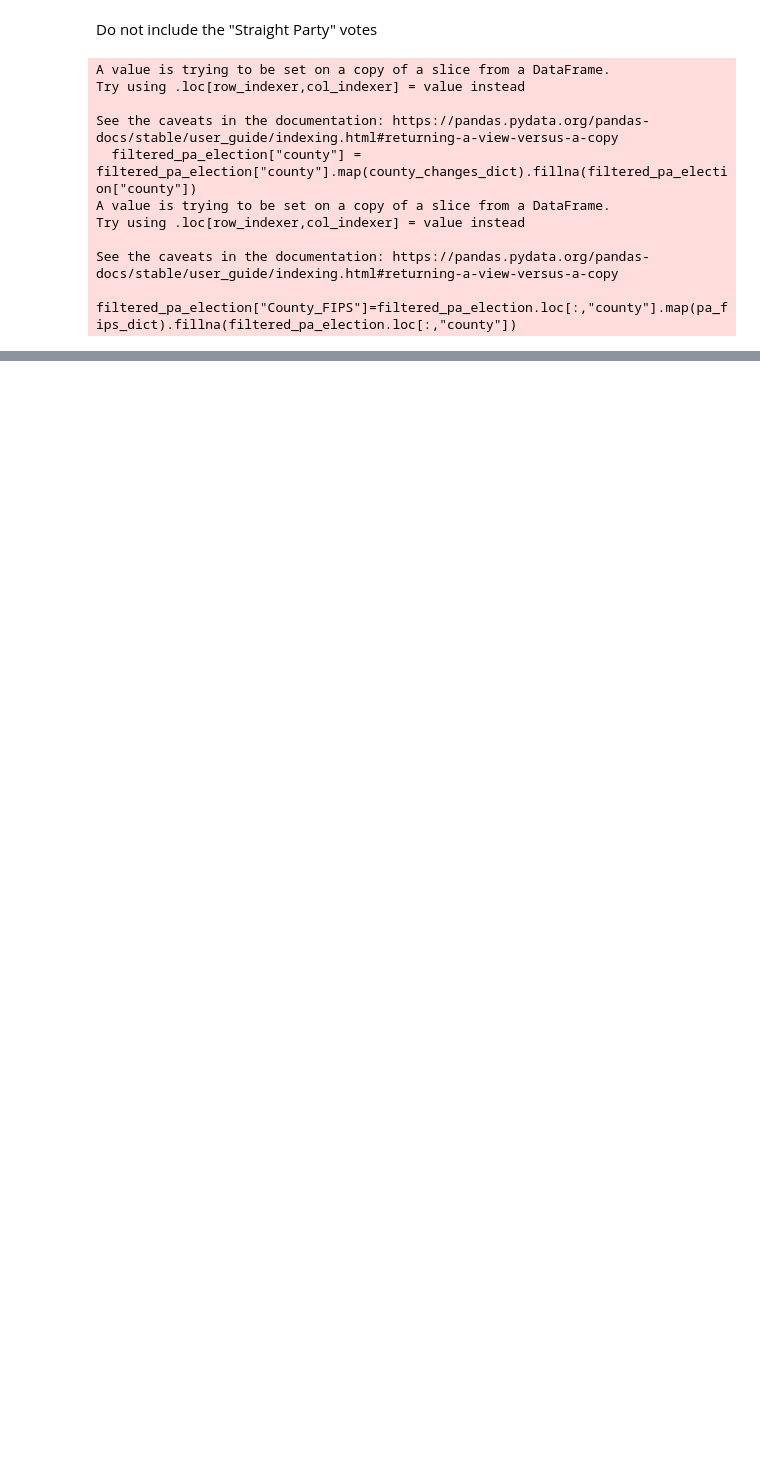
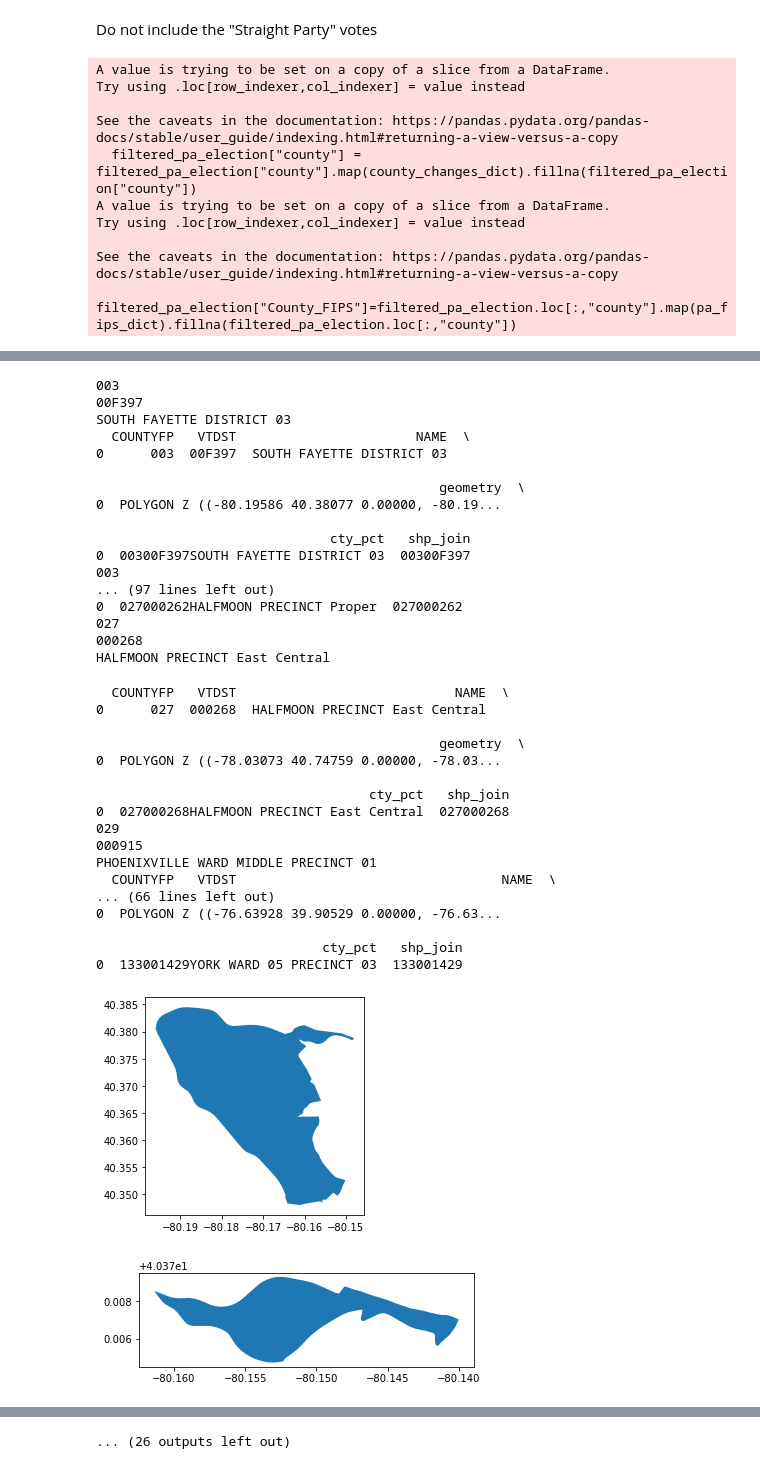
Before and after one commit to nonpartisan-redistricting-datahub/pdv-pa, a Jupyter notebook: vest-pa-2018/VEST_PA_18_replication.ipynb, the cells around one changed output, grey strips where cells are left out. Cells and saved outputs as stored; diff of their text form; code cells hidden in the pictures; blank space fills up the shorter version.

```diff
--- a/vest-pa-2018/VEST_PA_18_replication.ipynb
+++ b/vest-pa-2018/VEST_PA_18_replication.ipynb
@@ -901,0 +817,23 @@ print(vest_pa_18.head())
+# %%
+def shp_combiner(new_name,merge_list):
+    global shapefiles_census
+    prec_holder = []
+    countyfp = new_name[0:3]
+    vtdst = new_name[3:9]
+    name = new_name[9:]
+    print(countyfp)
+    print(vtdst)
+    print(name)
+    for i in merge_list:
+        shapefiles_census.loc[shapefiles_census["cty_pct"]==i,:].plot()
+        prec_holder.append(shapefiles_census.loc[shapefiles_census["cty_pct"]==i,:])
+    new_geom = pd.concat(prec_holder, ignore_index=True).unary_union
+    new_prec = gp.GeoDataFrame(geometry=[new_geom],columns=shapefiles_census.columns,crs = shapefiles_census.crs)
+    new_prec["COUNTYFP"] = countyfp
+    new_prec["VTDST"] = vtdst
+    new_prec["NAME"] = name
+    new_prec["cty_pct"] = countyfp+vtdst+name
+    new_prec["shp_join"] = countyfp+vtdst
+    print(new_prec.head())
+    shapefiles_census = shapefiles_census.append(new_prec)
+    shapefiles_census = shapefiles_census[~(shapefiles_census["cty_pct"].isin(merge_list))]
@@ -916,0 +869,56 @@ Name: join_col, Length: 9121, dtype: int64
+# %%
+shp_combiner('00300F397SOUTH FAYETTE DISTRICT 03',['00300F398SOUTH FAYETTE DISTRICT 03 (CD 17)','00300F399SOUTH FAYETTE DISTRICT 03 (CD 18)'])
+shp_combiner('00300F408SOUTH FAYETTE DISTRICT 05',['00300F409SOUTH FAYETTE DISTRICT 05 (CD 17)','00300F412SOUTH FAYETTE DISTRICT 05 (CD 18)'])
+shp_combiner('019000355CRANBERRY DISTRICT EAST DIVISION 02',['019000353CRANBERRY DISTRICT EAST DIVISION 02 (CD 16)','019000354CRANBERRY DISTRICT EAST DIVISION 02 (CD 17)'])
+shp_combiner('019000357CRANBERRY DISTRICT EAST DISTRICT 03',['019000358CRANBERRY DISTRICT EAST DISTRICT 03 (CD 16)','019000359CRANBERRY DISTRICT EAST DISTRICT 03 (CD 17)'])
+shp_combiner('019000361CRANBERRY DISTRICT WEST DIVISION 01',['019000362CRANBERRY DISTRICT WEST DIVISION 01 (CD 16)','019000363CRANBERRY DISTRICT WEST DIVISION 01 (CD 17)'])
+shp_combiner('019000365CRANBERRY DISTRICT WEST DIVISION 02',['019000366CRANBERRY DISTRICT WEST DIVISION 02 (CD 16)','019000367CRANBERRY DISTRICT WEST DIVISION 02 (CD 17)'])
+shp_combiner('019000545JEFFERSON DISTRICT I',['019000546JEFFERSON DISTRICT I (CD 15)','019000547JEFFERSON DISTRICT I (CD 16)'])
+shp_combiner('019000555JEFFERSON DISTRICT II',['019000556JEFFERSON DISTRICT II (CD 15)','019000557JEFFERSON DISTRICT II (CD 16)'])
+shp_combiner('027000210FERGUSON DISTRICT NORTHEAST DIVISION 01',['027000212FERGUSON DISTRICT NORTHEAST DIVISION 01 A','027000214FERGUSON DISTRICT NORTHEAST DIVISION 01 B'])
+shp_combiner('027000262HALFMOON PRECINCT Proper',['027000261HALFMOON PRECINCT Proper (CD 12)','027000263HALFMOON PRECINCT Proper (CD 15)'])
+shp_combiner('027000268HALFMOON PRECINCT East Central',['027000265HALFMOON PRECINCT East Central (CD 15)','027000264HALFMOON PRECINCT East Central (CD 12)'])
+shp_combiner('029000915PHOENIXVILLE WARD MIDDLE PRECINCT 01',['029000917PHOENIXVILLE WARD MIDDLE PRECINCT 01 (HD 157)','029000919PHOENIXVILLE WARD MIDDLE PRECINCT 01 (HD 155)'])
+shp_combiner('041000600NORTH MIDDLETON PRECINCT 01',['041000601NORTH MIDDLETON PRECINCT 01 (CD 10)','041000602NORTH MIDDLETON PRECINCT 01 (CD 13)'])
+shp_combiner('041000620NORTH MIDDLETON PRECINCT 03',['041000621NORTH MIDDLETON PRECINCT 03 (CD 10)','041000622NORTH MIDDLETON PRECINCT 03 (CD 13)'])
+shp_combiner('061000380PENN',['061000381PENN PRECINCT B (9th Cong)','061000379PENN PRECINCT A (5th Cong)'])
+shp_combiner('079000805HAZLE DISTRICT 01',['079000806HAZLE DISTRICT 01 (CD 08)','079000807HAZLE DISTRICT 01 (CD 09)'])
+shp_combiner('129002850UNITY DISTRICT PLEASANT UNITY',['129002851UNITY DISTRICT PLEASANT UNITY (CD 13)','129002852UNITY DISTRICT PLEASANT UNITY (CD 14)'])
+shp_combiner('133001429YORK WARD 05 PRECINCT 03',['133001428YORK WARD 05 PRECINCT 03 (CD 11)','133001427YORK WARD 05 PRECINCT 03 (CD 10)'])
+# %% [output]
+003
+00F397
+SOUTH FAYETTE DISTRICT 03
+  COUNTYFP   VTDST                       NAME  \
+0      003  00F397  SOUTH FAYETTE DISTRICT 03
+
+                                            geometry  \
+0  POLYGON Z ((-80.19586 40.38077 0.00000, -80.19...
+
+                              cty_pct   shp_join
+0  00300F397SOUTH FAYETTE DISTRICT 03  00300F397
+003
+... (97 lines left out)
+0  027000262HALFMOON PRECINCT Proper  027000262
+027
+000268
+HALFMOON PRECINCT East Central
+  COUNTYFP   VTDST                            NAME  \
+0      027  000268  HALFMOON PRECINCT East Central
+
+                                            geometry  \
+0  POLYGON Z ((-78.03073 40.74759 0.00000, -78.03...
+
+                                   cty_pct   shp_join
+0  027000268HALFMOON PRECINCT East Central  027000268
+029
+000915
+PHOENIXVILLE WARD MIDDLE PRECINCT 01
+  COUNTYFP   VTDST                                  NAME  \
+... (66 lines left out)
+0  POLYGON Z ((-76.63928 39.90529 0.00000, -76.63...
+
+                             cty_pct   shp_join
+0  133001429YORK WARD 05 PRECINCT 03  133001429
+[figure, added]
+[figure, added]
@@ -917 +933,2 @@ Name: join_col, Length: 9121, dtype: int64
+... (26 outputs left out)
 # %%
```
Also changed, not shown: parts of 122 cells of this notebook.
